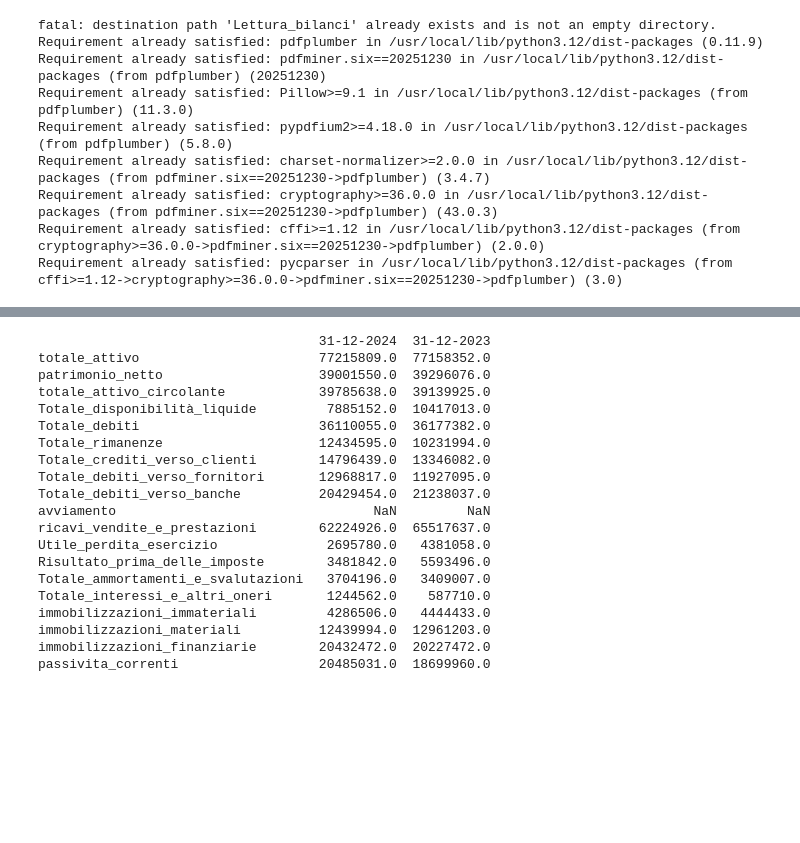
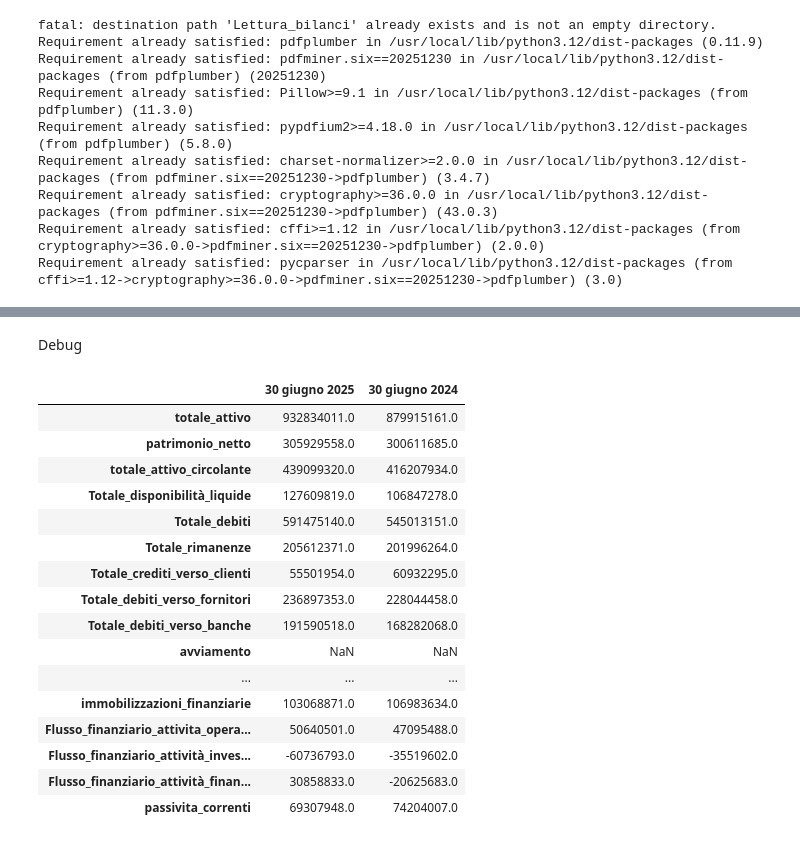
Before and after one commit to Nick97382000/Lettura_bilanci, a Jupyter notebook: Lettura bilanci.ipynb, the cells around one changed output, grey strips where cells are left out. Cells and saved outputs as stored; diff of their text form; code cells hidden in the pictures; blank space fills up the shorter version.

```diff
--- a/Lettura bilanci.ipynb
+++ b/Lettura bilanci.ipynb
@@ -65,8 +69,8 @@ def trova_tabella_bilancio(pdf_path, keywords = ["immobilizzazioni immateriali",
     return None
 
 """
-pdf_path_2= "Lettura_bilanci/deposito bilanci/Conserve Italia - Civilistico e Consolidato - 2024.pdf"
-tabella = trova_tabella_bilancio(pdf_path_2)
+pdf_path= "Lettura_bilanci/deposito bilanci/Conserve Italia - Civilistico e Consolidato - 2024.pdf"
+tabella = trova_tabella_bilancio(pdf_path)
 
 print(tabella)
 """
@@ -319,23 +358,25 @@ passivita_correnti                  137451509.0  125718620.0
-# %%
-print(summary["Volpato Industrie - Civilistico - 2024"])
-# %% [output]
-                                    31-12-2024  31-12-2023
-totale_attivo                       77215809.0  77158352.0
-patrimonio_netto                    39001550.0  39296076.0
-totale_attivo_circolante            39785638.0  39139925.0
-Totale_disponibilità_liquide         7885152.0  10417013.0
-Totale_debiti                       36110055.0  36177382.0
-Totale_rimanenze                    12434595.0  10231994.0
-Totale_crediti_verso_clienti        14796439.0  13346082.0
-Totale_debiti_verso_fornitori       12968817.0  11927095.0
-Totale_debiti_verso_banche          20429454.0  21238037.0
-avviamento                                 NaN         NaN
-ricavi_vendite_e_prestazioni        62224926.0  65517637.0
-Utile_perdita_esercizio              2695780.0   4381058.0
-Risultato_prima_delle_imposte        3481842.0   5593496.0
-Totale_ammortamenti_e_svalutazioni   3704196.0   3409007.0
-Totale_interessi_e_altri_oneri       1244562.0    587710.0
-immobilizzazioni_immateriali         4286506.0   4444433.0
-immobilizzazioni_materiali          12439994.0  12961203.0
-immobilizzazioni_finanziarie        20432472.0  20227472.0
-passivita_correnti                  20485031.0  18699960.0
+# %% [markdown]
+Debug
+# %%
+
+pdf_path= "Lettura_bilanci/deposito bilanci/Conserve Italia - Civilistico e Consolidato - 2024.pdf"
+tabella = trova_tabella_bilancio(pdf_path)
+summary_tabella(tabella)
+# %% [output]
+|  | 30 giugno 2025 | 30 giugno 2024 |
+| totale_attivo | 932834011.0 | 879915161.0 |
+| patrimonio_netto | 305929558.0 | 300611685.0 |
+| totale_attivo_circolante | 439099320.0 | 416207934.0 |
+| Totale_disponibilità_liquide | 127609819.0 | 106847278.0 |
+| Totale_debiti | 591475140.0 | 545013151.0 |
+| Totale_rimanenze | 205612371.0 | 201996264.0 |
+| Totale_crediti_verso_clienti | 55501954.0 | 60932295.0 |
+| Totale_debiti_verso_fornitori | 236897353.0 | 228044458.0 |
+| Totale_debiti_verso_banche | 191590518.0 | 168282068.0 |
+| avviamento | NaN | NaN |
+| ... | ... | ... |
+| immobilizzazioni_finanziarie | 103068871.0 | 106983634.0 |
+| Flusso_finanziario_attivita_opera... | 50640501.0 | 47095488.0 |
+| Flusso_finanziario_attività_inves... | -60736793.0 | -35519602.0 |
+| Flusso_finanziario_attività_finan... | 30858833.0 | -20625683.0 |
+| passivita_correnti | 69307948.0 | 74204007.0 |
```
Also changed, not shown: parts of 7 cells of this notebook.
